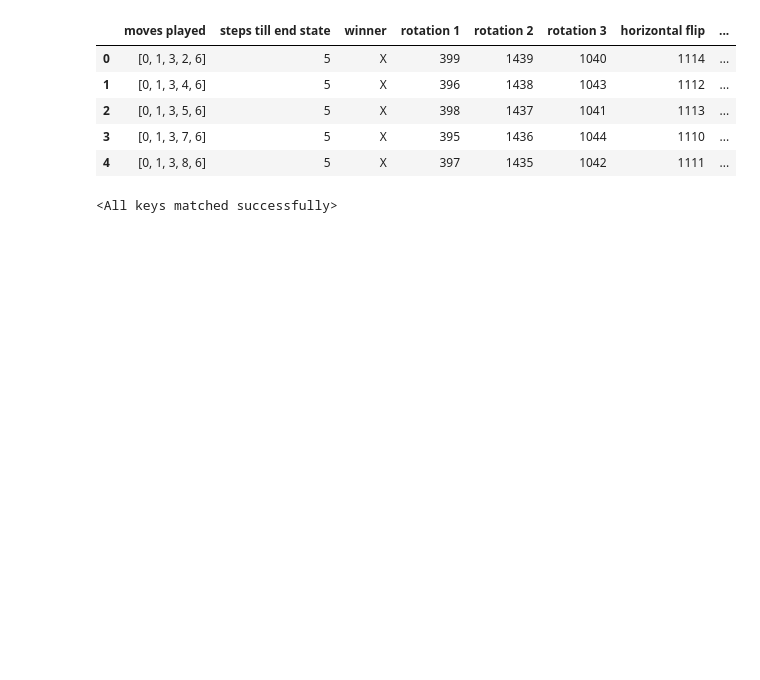
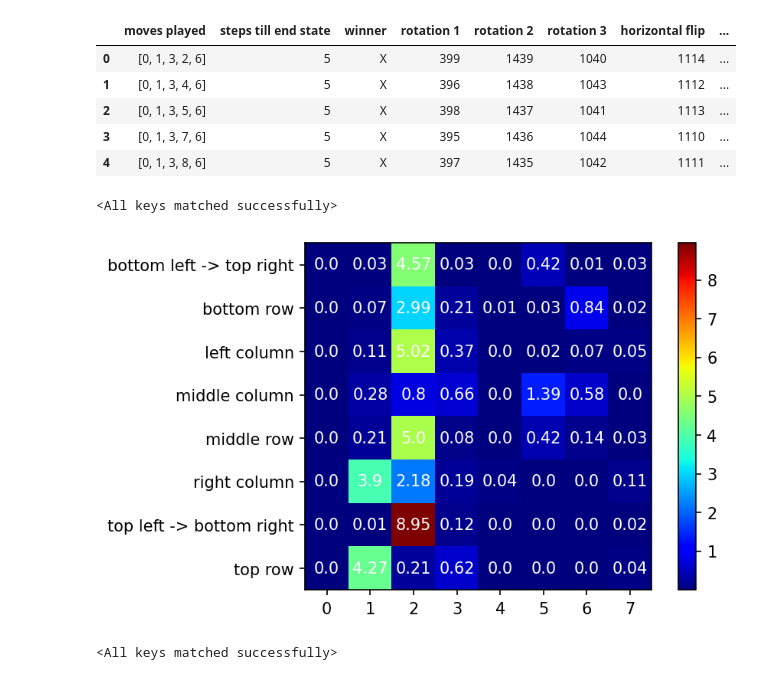
Before and after one commit to obayyub/Alphatoe, a Jupyter notebook: notebooks/230803_head_ablation_game_end_type_all_games.ipynb, the cells around one changed output. Saved outputs shown, nothing was run; the diff lists cells and outputs as text; code cells hidden in the pictures; blank space fills up the shorter version.

Commit message:
head ablation across end state condition 8 head and two head

```diff
--- a/notebooks/230803_head_ablation_game_end_type_all_games.ipynb
+++ b/notebooks/230803_head_ablation_game_end_type_all_games.ipynb
@@ -29,3 +31,26 @@ torch.set_grad_enabled(False)
 
 def numpy(t):
     return t.cpu().numpy()
+# %%
+weights = torch.load("../scripts/models/prob all 8 layer control-20230718-185339.pt")
+with open("../scripts/models/prob all 8 layer control-20230718-185339.json", "r") as f:
+    args= json.load(f)
+model_cfg = HookedTransformerConfig(
+        n_layers=args["n_layers"],
+        n_heads=args["n_heads"],
+        d_model=args["d_model"],
+        d_head=args["d_head"],
+        d_mlp=args["d_mlp"],
+        act_fn=args["act_fn"],
+        normalization_type=args["normalization_type"],
+        d_vocab=11,
+        d_vocab_out=10,
+        n_ctx=10,
+        init_weights=True,
+        device=args["device"],
+        seed=args["seed"])
+
+model =  HookedTransformer(model_cfg)
+model.load_state_dict(weights)
+# %% [output]
+<All keys matched successfully>
@@ -32 +153,19 @@ def numpy(t):
+# %%
+df_ablation_losses["first win condition"] = df['first win condition']
+# %%
+grouped = df_ablation_losses.groupby(["first win condition"])
+plt.imshow(grouped.mean(), cmap="jet", interpolation="nearest")
+plt.colorbar()
+# legend
+plt.xticks([0,1,2,3,4,5,6,7], labels=grouped.mean().columns)
+# yticks
+plt.yticks(np.arange(0, 8), labels=grouped.mean().index)
+# dpi
+plt.rcParams["figure.dpi"] = 150
+
+for i in range(0, 8):
+    for j in range(0, 8):
+        plt.text(j, i, grouped.mean().iloc[i, j].round(2), ha="center", va="center", color="w")
+# %% [output]
+[figure, added]
 # %%
```
Also changed, not shown: parts of 8 cells of this notebook.
